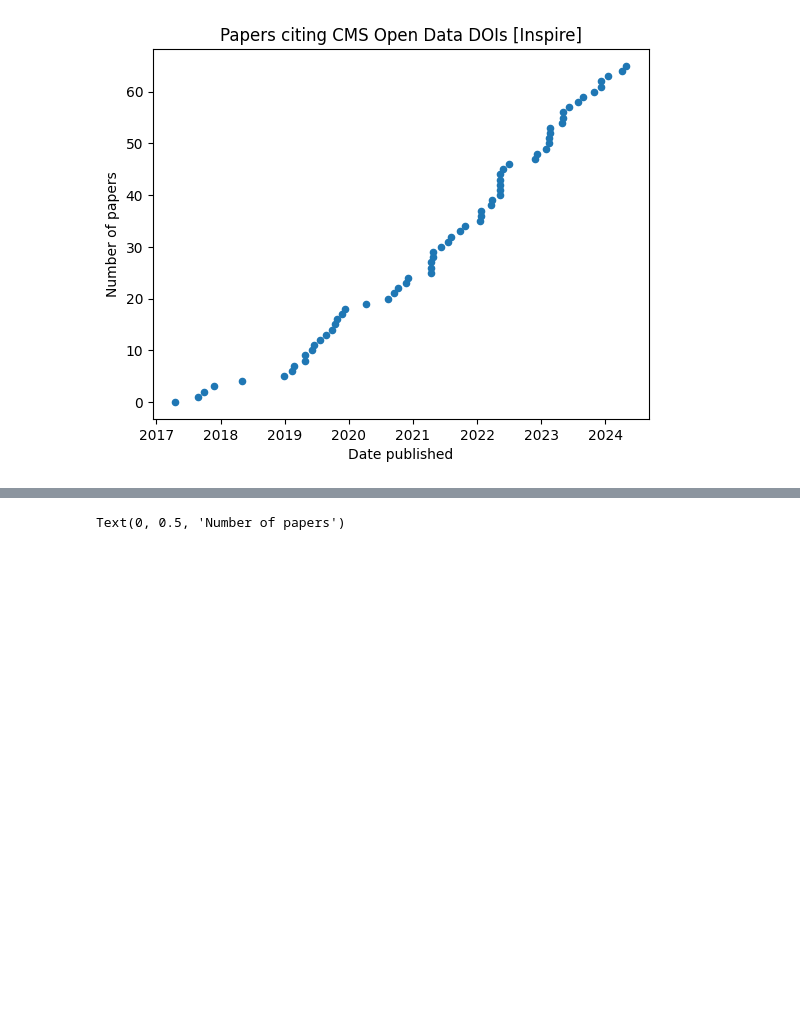
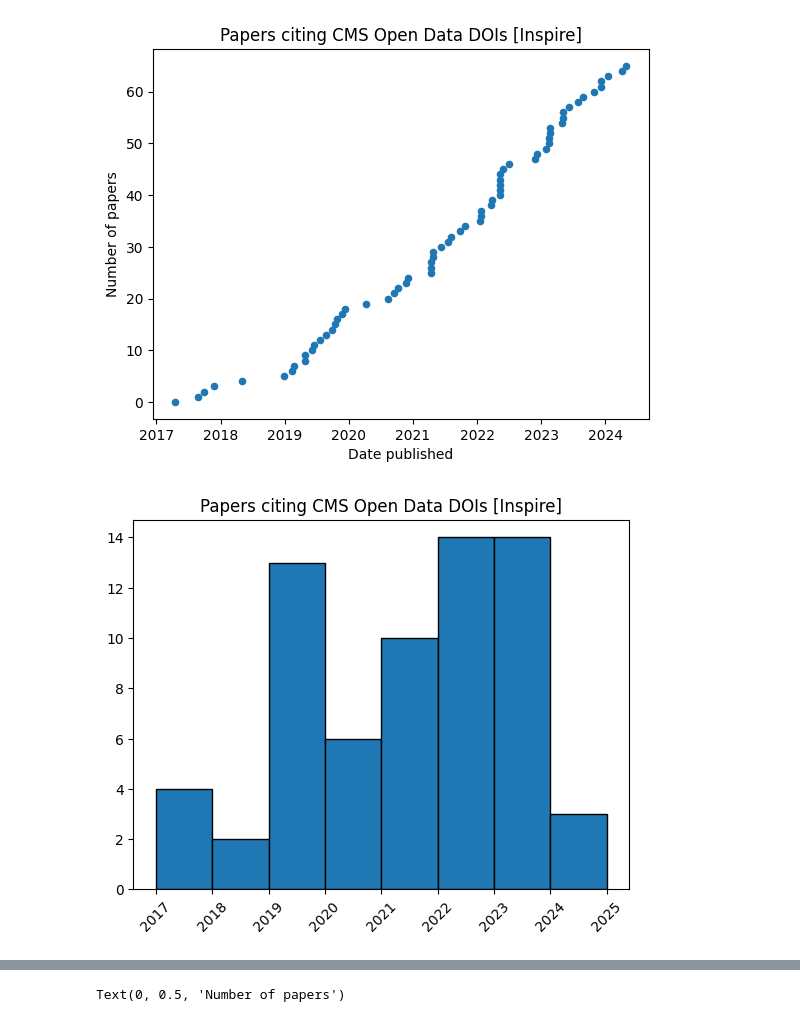
Before and after one commit to cms-dpoa/data-usage, a Jupyter notebook: publications.ipynb, the cells around one changed output, grey strips where cells are left out. Drawn from its saved outputs; the diff is of its cells as text; code cells hidden in the pictures; blank space fills up the shorter version.

```diff
--- a/publications.ipynb
+++ b/publications.ipynb
@@ -101,5 +109,25 @@ def process_dataframe(input_json):
 
     return df
+# %%
+def make_histogram(df, date_range, nbins, title):
+
+    dates = df['date'].to_numpy(dtype='datetime64[Y]')
+
+    h, b = np.histogram(
+        dates.astype(int),
+        range=date_range,
+        bins=nbins
+    )
+
+    b = np.array([np.datetime64(int(value), 'Y') for value in b])
+
+    plt.bar(b[:-1], h, width=np.diff(b), ec='black', align='edge')
+    plt.gca().set_xticks(b)
+    plt.gca().set_xticklabels(b, rotation=45)
+
+    plt.title(title)
+
+    plt.show()
 # %% [markdown]
 These papers reference a CMS open data DOI
 # %%
@@ -117,6 +163,15 @@ ax.set_ylabel('Number of papers')
 # %% [output]
 Text(0, 0.5, 'Number of papers')
 [figure]
+# %%
+make_histogram(
+    idf,
+    (np.datetime64('2017').astype(int), np.datetime64('2025').astype(int)),
+    8,
+    'Papers citing CMS Open Data DOIs [Inspire]'
+)
+# %% [output]
+[figure, added]
 # %%
 make_wordcloud(idf, 'title')
 # %% [output]
```
Also changed, not shown: parts of 13 cells of this notebook.
